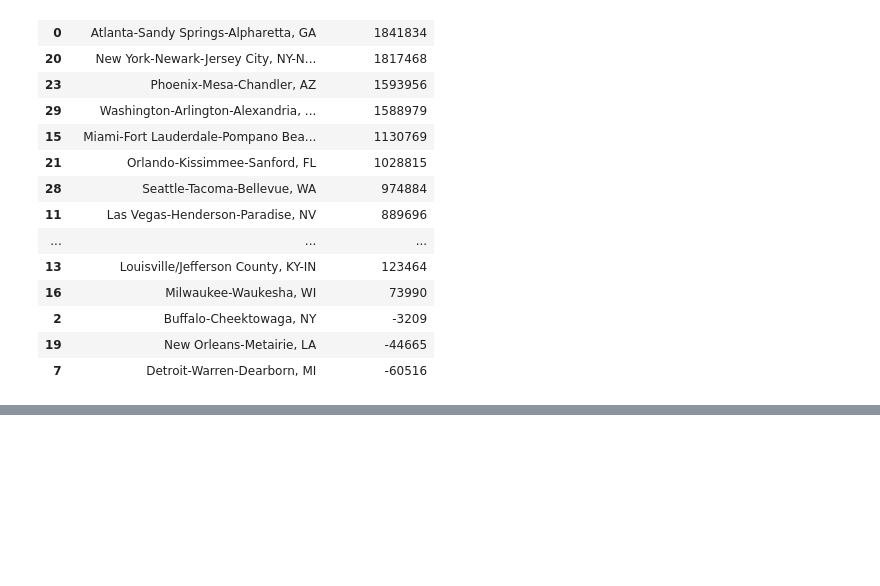
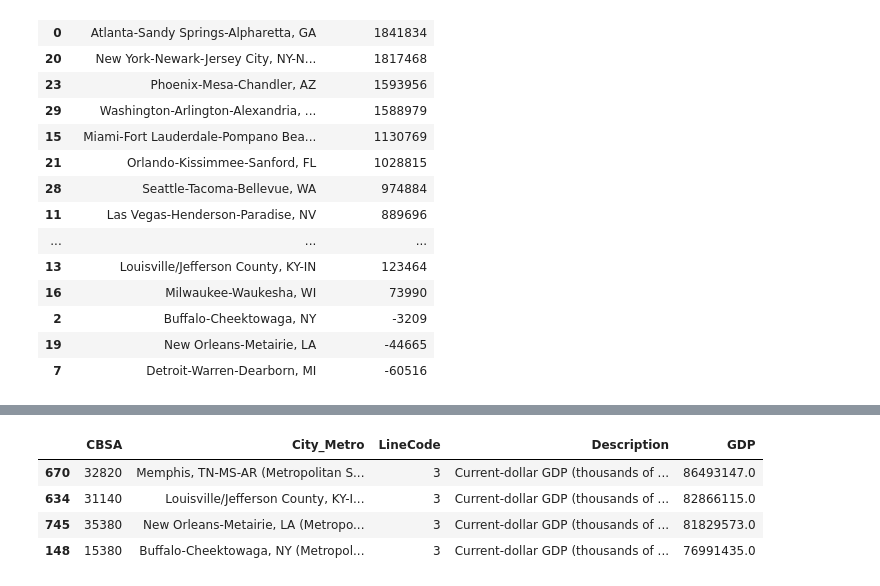
Before and after one commit to BerisDizdar/US_Population_And_GDP, a Jupyter notebook: Metro_Pop.ipynb, the cells around one changed output, grey strips where cells are left out. Drawn from its saved outputs; the diff is of its cells as text; code cells hidden in the pictures; blank space fills up the shorter version.

```diff
--- a/Metro_Pop.ipynb
+++ b/Metro_Pop.ipynb
@@ -428,0 +490,9 @@ Sort_PopDiff
+# %%
+GDP_Under_100Billion = DF3_Metro_GDP[DF3_Metro_GDP['GDP'] < 100000000].sort_values(by='GDP', ascending=False)
+GDP_Under_100Billion
+# %% [output]
+|  | CBSA | City_Metro | LineCode | Description | GDP |
+| 670 | 32820 | Memphis, TN-MS-AR (Metropolitan S... | 3 | Current-dollar GDP (thousands of ... | 86493147.0 |
+| 634 | 31140 | Louisville/Jefferson County, KY-I... | 3 | Current-dollar GDP (thousands of ... | 82866115.0 |
+| 745 | 35380 | New Orleans-Metairie, LA (Metropo... | 3 | Current-dollar GDP (thousands of ... | 81829573.0 |
+| 148 | 15380 | Buffalo-Cheektowaga, NY (Metropol... | 3 | Current-dollar GDP (thousands of ... | 76991435.0 |
```
Also changed, not shown: parts of 27 cells of this notebook.
